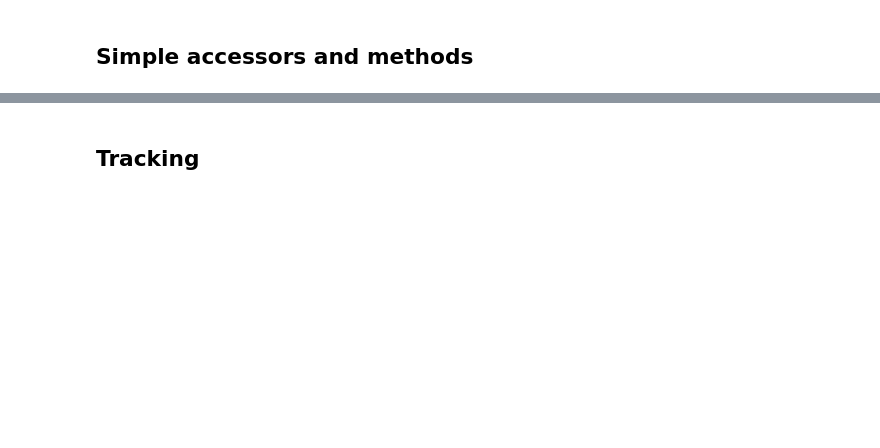
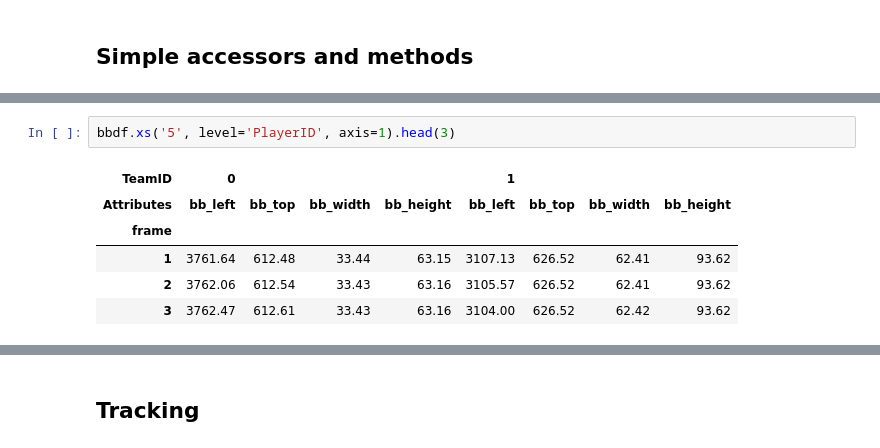
Before and after one commit to AtomScott/SportsLabKit, a Jupyter notebook: notebooks/01_get_started/introduction_to_soccertrack.ipynb, the cells around one changed output, grey strips where cells are left out. Drawn from its saved outputs; the diff is of its cells as text; blank space fills up the shorter version.

```diff
--- a/notebooks/01_get_started/introduction_to_soccertrack.ipynb
+++ b/notebooks/01_get_started/introduction_to_soccertrack.ipynb
@@ -44,0 +145,9 @@ The main difference is that the CoordinateDataFrame has comes built-in with that
+# %%
+bbdf.xs('5', level='PlayerID', axis=1).head(3)
+# %% [output]
+| TeamID | 0 |  |  |  | 1 |  |  |  |
+| Attributes | bb_left | bb_top | bb_width | bb_height | bb_left | bb_top | bb_width | bb_height |
+| frame |  |  |  |  |  |  |  |  |
+| 1 | 3761.64 | 612.48 | 33.44 | 63.15 | 3107.13 | 626.52 | 62.41 | 93.62 |
+| 2 | 3762.06 | 612.54 | 33.43 | 63.16 | 3105.57 | 626.52 | 62.41 | 93.62 |
+| 3 | 3762.47 | 612.61 | 33.43 | 63.16 | 3104.00 | 626.52 | 62.42 | 93.62 |
```
Also changed, not shown: parts of 26 cells of this notebook, 12 other files.
